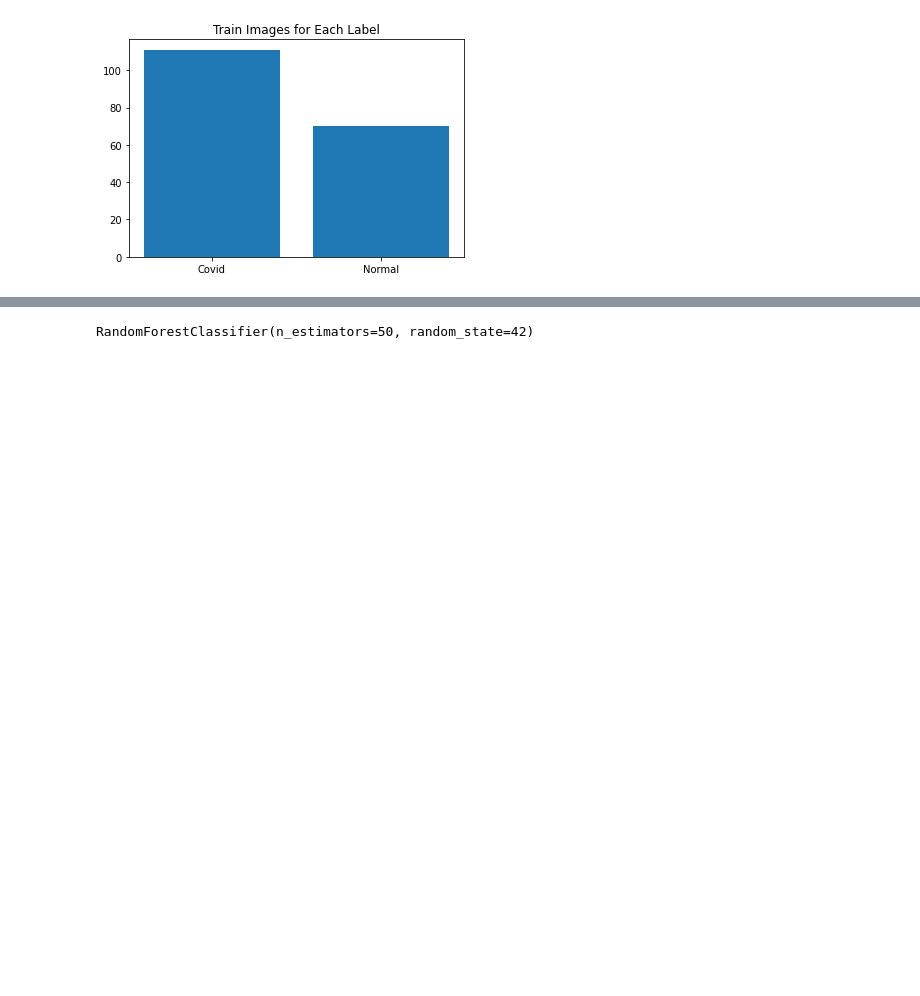
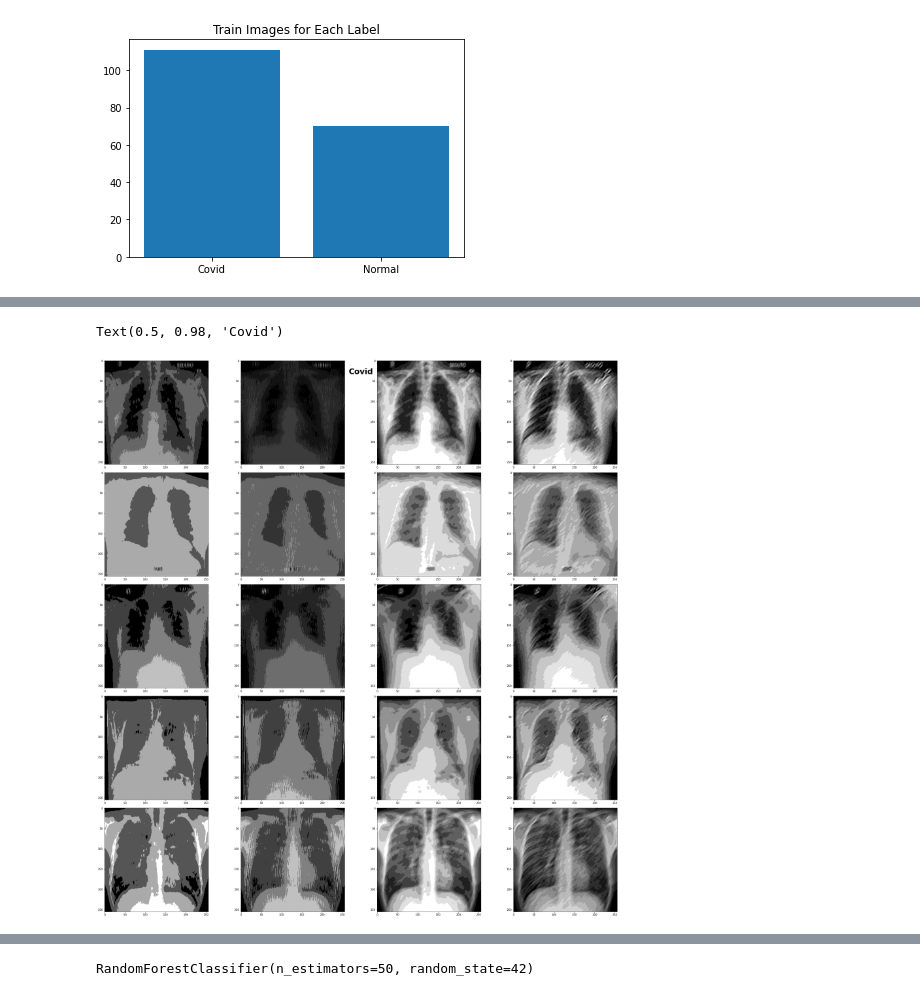
Before and after one commit to Darmawan-21/Img-Class-ML-, a Jupyter notebook: Covid detection/covid lungss.ipynb, the cells around one changed output, grey strips where cells are left out. Drawn from its saved outputs; the diff is of its cells as text; code cells hidden in the pictures; blank space fills up the shorter version.

```diff
--- a/Covid detection/covid lungss.ipynb
+++ b/Covid detection/covid lungss.ipynb
@@ -152,0 +319,30 @@ image_feat = feature_extractor(X_train)
+# %%
+#Visualization
+image = []
+for i in range(0,6):
+    img = X_train[i]
+# plt.imshow(img, cmap='gray')
+    img = cv2.cvtColor(img, cv2.COLOR_BGR2GRAY)
+    for j in kernels :
+        fimg = cv2.filter2D(img,cv2.CV_8UC3, j)
+        image.append(fimg)
+
+
+
+fig, ax = plt.subplots(5,4, figsize = (30,30))
+
+temp = 0
+for i in range (0,5):
+    for j in range (0,4):
+        ax[i,j].imshow(image[temp],cmap="gray")
+#         if temp > 3 :
+#             ax[i,j].set_title('Covid', fontsize = 12)
+#         else :
+#             ax[i,j].set_title('Normal', fontsize = 12)
+        temp += 1
+
+fig.tight_layout()
+fig.suptitle('Covid', fontsize = 30,fontweight='bold')
+# %% [output]
+Text(0.5, 0.98, 'Covid')
+[figure, added]
```
Also changed, not shown: parts of 33 cells of this notebook.
